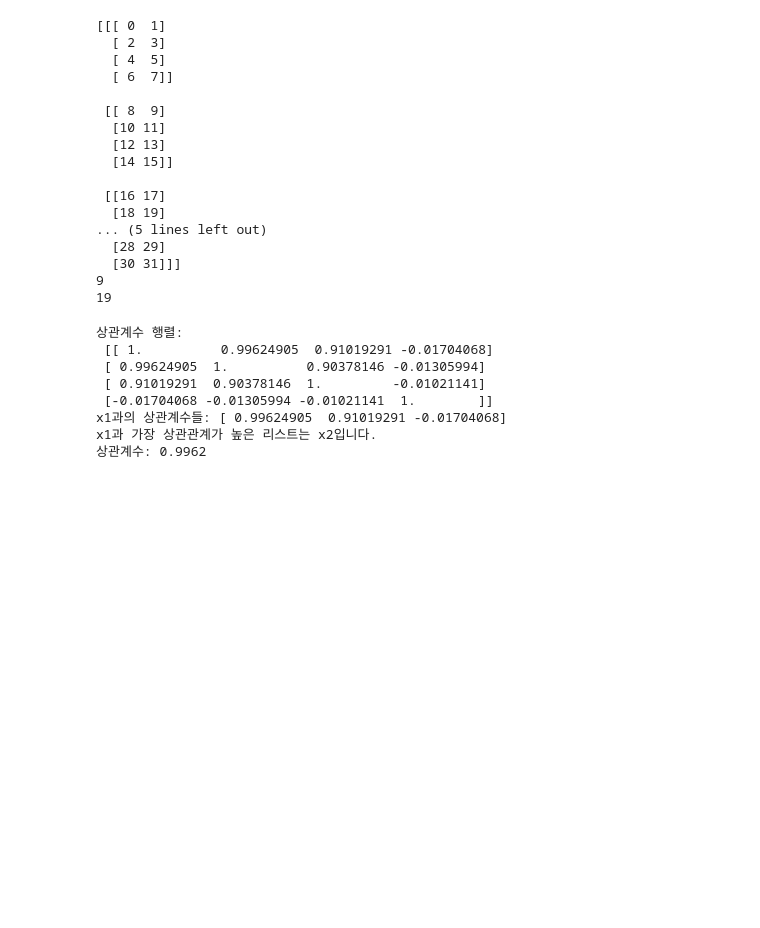
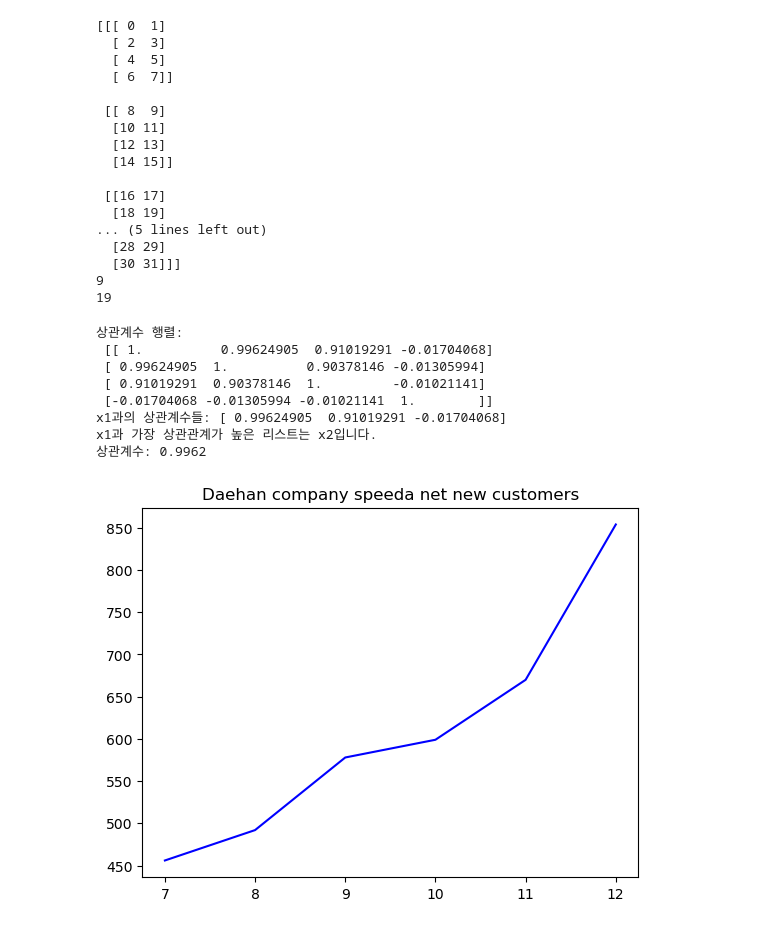
Before and after one commit to 2sseul/JNU_BigDataProgramming_451307, a Jupyter notebook: 시험공부/심화문제.ipynb, the cells around one changed output. Saved outputs shown, nothing was run; the diff lists cells and outputs as text; code cells hidden in the pictures; blank space fills up the shorter version.

```diff
--- a/시험공부/심화문제.ipynb
+++ b/시험공부/심화문제.ipynb
@@ -262,3 +262,15 @@ print(f"상관계수: {arr[0, max_index]:.4f}")
 x1과의 상관계수들: [ 0.99624905  0.91019291 -0.01704068]
 x1과 가장 상관관계가 높은 리스트는 x2입니다.
 상관계수: 0.9962
+# %%
+import matplotlib.pyplot as plt
+
+Month=[7,8,9,10,11,12]
+User=[456,492,578,599,670,854]
+
+plt.plot(Month, User, color="blue")
+plt.title("Daehan company speeda net new customers")
+
+plt.show()
+# %% [output]
+[figure, added]
```
Also changed, not shown: parts of 1 cell of this notebook.
